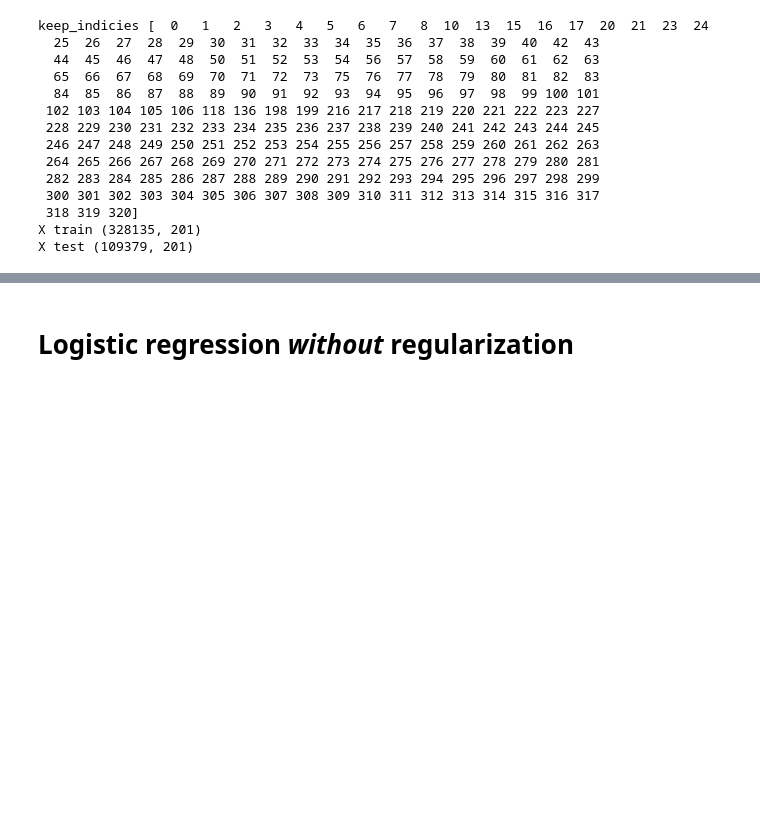
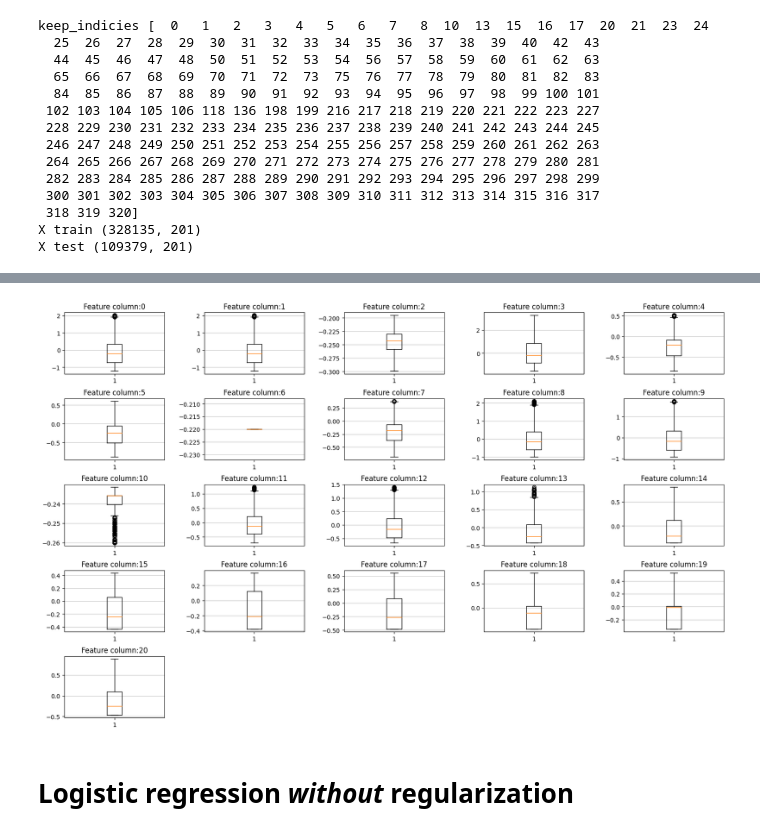
Before and after one commit to epfml/ml-project-1-yay, a Jupyter notebook: grading_tests/models.ipynb, the cells around one changed output, grey strips where cells are left out. Cells and saved outputs as stored; diff of their text form; code cells hidden in the pictures; blank space fills up the shorter version.

```diff
--- a/grading_tests/models.ipynb
+++ b/grading_tests/models.ipynb
@@ -164,0 +238,21 @@ NameError: name 'x_train' is not defined
+# %%
+# filter out the outliers
+def remove_outliers(x_std, f=3):
+
+    x = x_std.copy()
+    for col in range(x.shape[1]):
+        Q1 = np.nanquantile(x[:, col], 0.25)
+        Q3 = np.nanquantile(x[:, col], 0.75)
+        IQR = Q3 - Q1
+
+
+        std = np.std(col)
+        lambda_ = 3
+        rang = [-lambda_*std, lambda_*std]
+        x = x[~(x[:, col] > -lambda_*std) | (x[])]
+        # keep values within the 25th to the 75th percentile and drop outliers
+        x = x[~((x[:, col] < (Q1 - 1.5 * IQR)) | (x[:, col] > (Q3 + 1.5 * IQR)))]
+    return x
+# %%
+result = remove_outliers(x_std)
+result
@@ -165,3 +273,7 @@ NameError: name 'x_train' is not defined
+# %%
+box_multi_plot(result)
+# %% [output]
+[figure, added]
 # %% [markdown]
 # Logistic regression *without* regularization
 # %% [markdown]
```
Also changed, not shown: parts of 13 cells of this notebook.
